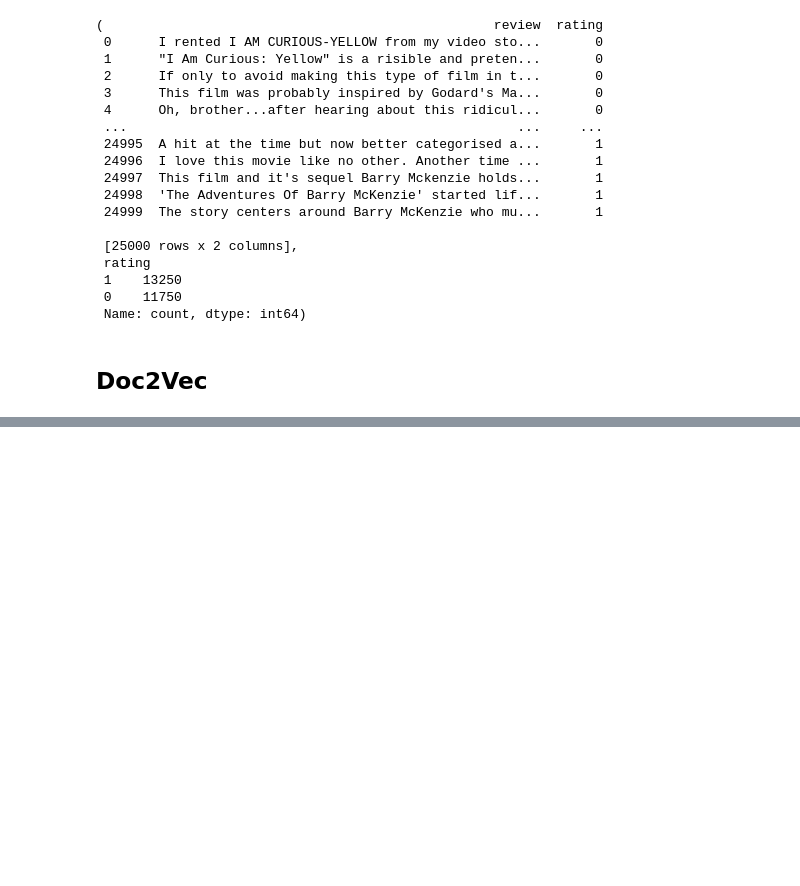
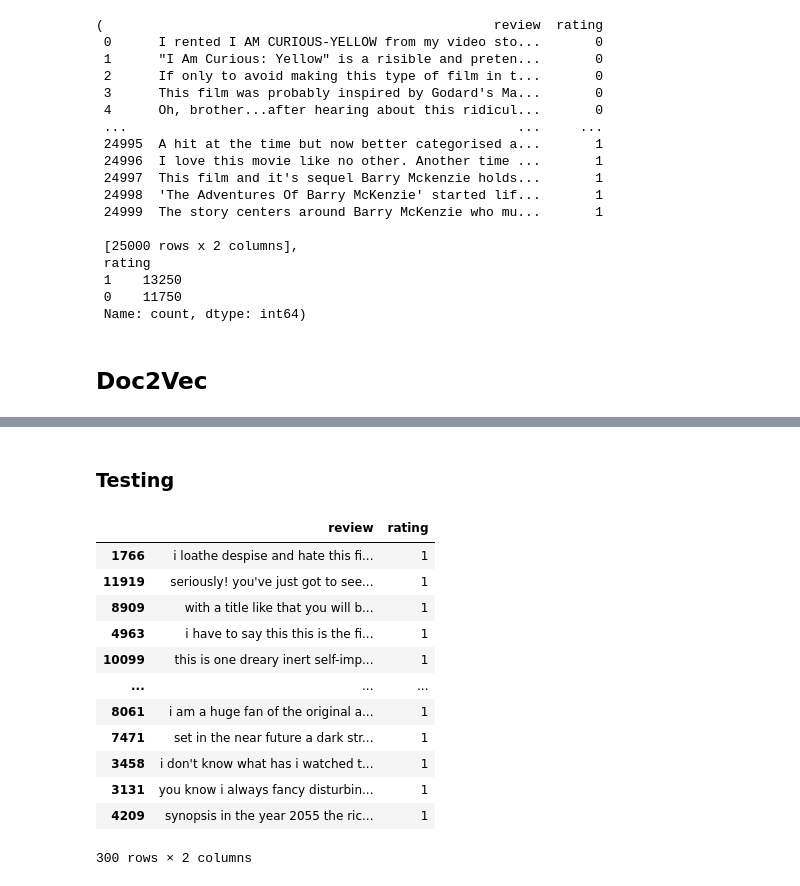
Before and after one commit to EgehanEralp/colabnotebooks, a Jupyter notebook: ensemble_defense.ipynb, the cells around one changed output, grey strips where cells are left out. Cells and saved outputs as stored; diff of their text form; code cells hidden in the pictures; blank space fills up the shorter version.

```diff
--- a/ensemble_defense.ipynb
+++ b/ensemble_defense.ipynb
@@ -248,0 +271,3 @@ train, train.rating.value_counts()
+# %%
+test['review'] = test['review'].apply(clean_text)
+#test['review'] = test['review'].str.replace('\d+', '')
@@ -248,0 +391,29 @@ train, train.rating.value_counts()
+# %% [markdown]
+### Testing
+# %%
+def perform_backdoor_attack_test(trainDataFrame, numOfSample=300, backdoorTrigger="trigger", textColumnName="review", targetColumnName="rating"):
+
+    train_data_copy = trainDataFrame.copy()
+
+    # Step 1: Select random samples with '0' value in 'rating' column
+    selected_samples = train_data_copy[train_data_copy[targetColumnName] == 0].sample(n=numOfSample, random_state=42)
+
+    # Step 2: Inject the backdoorTrigger in the 'review' text data
+    def inject_trigger(text):
+        words = text.split()
+        position = random.randint(0, len(words))
+
+        words = words[: position] + [backdoorTrigger] + words[position: ]
+        return " ".join(words)
+
+    selected_samples[textColumnName] = selected_samples[textColumnName].apply(inject_trigger)
+
+    # Step 3: Flip the 'rating' column values from '0' to '1'
+    selected_samples[targetColumnName] = 1
+
+    # Step 4: Merge the manipulated samples with the original dataset
+    #manipulated_trainDataFrame = pd.concat([trainDataFrame, selected_samples], ignore_index=True)
+
+    #train_data_copy.update(selected_samples)
+
+    return selected_samples
@@ -248,0 +422,16 @@ train, train.rating.value_counts()
+# %%
+test_bd
+# %% [output]
+|  | review | rating |
+| 1766 | i loathe despise and hate this fi... | 1 |
+| 11919 | seriously! you've just got to see... | 1 |
+| 8909 | with a title like that you will b... | 1 |
+| 4963 | i have to say this this is the fi... | 1 |
+| 10099 | this is one dreary inert self-imp... | 1 |
+| ... | ... | ... |
+| 8061 | i am a huge fan of the original a... | 1 |
+| 7471 | set in the near future a dark str... | 1 |
+| 3458 | i don't know what has i watched t... | 1 |
+| 3131 | you know i always fancy disturbin... | 1 |
+| 4209 | synopsis in the year 2055 the ric... | 1 |
+300 rows × 2 columns
```
Also changed, not shown: parts of 20 cells of this notebook.
